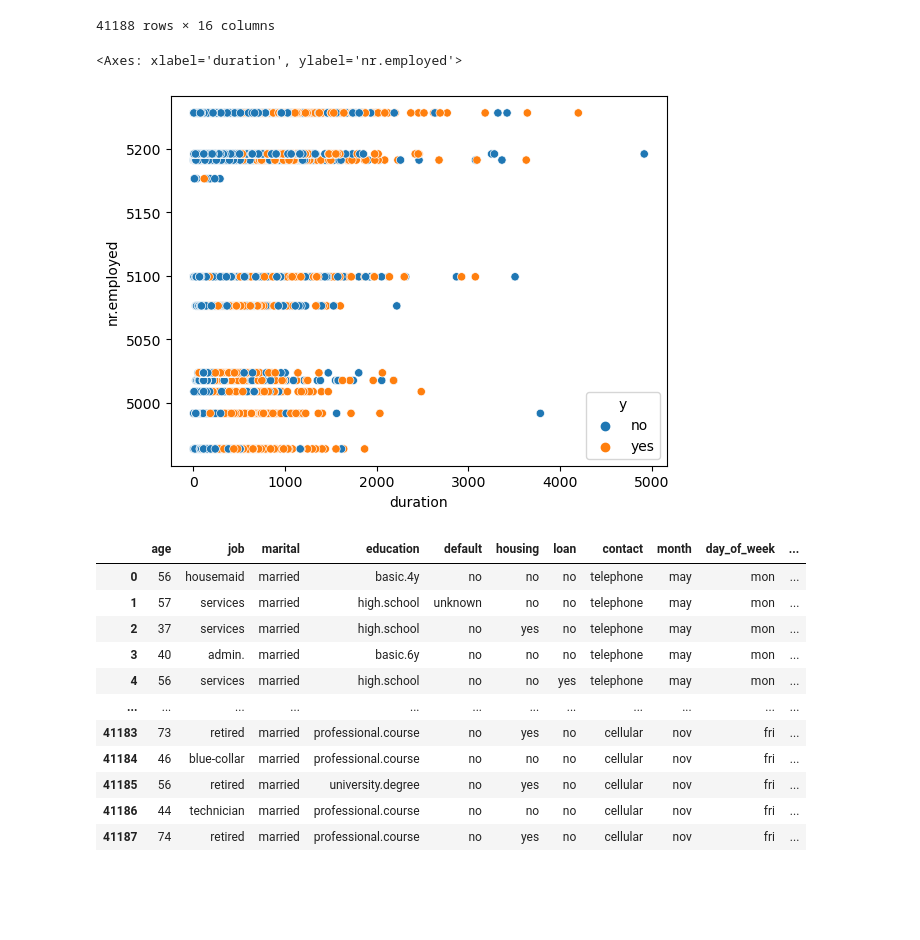
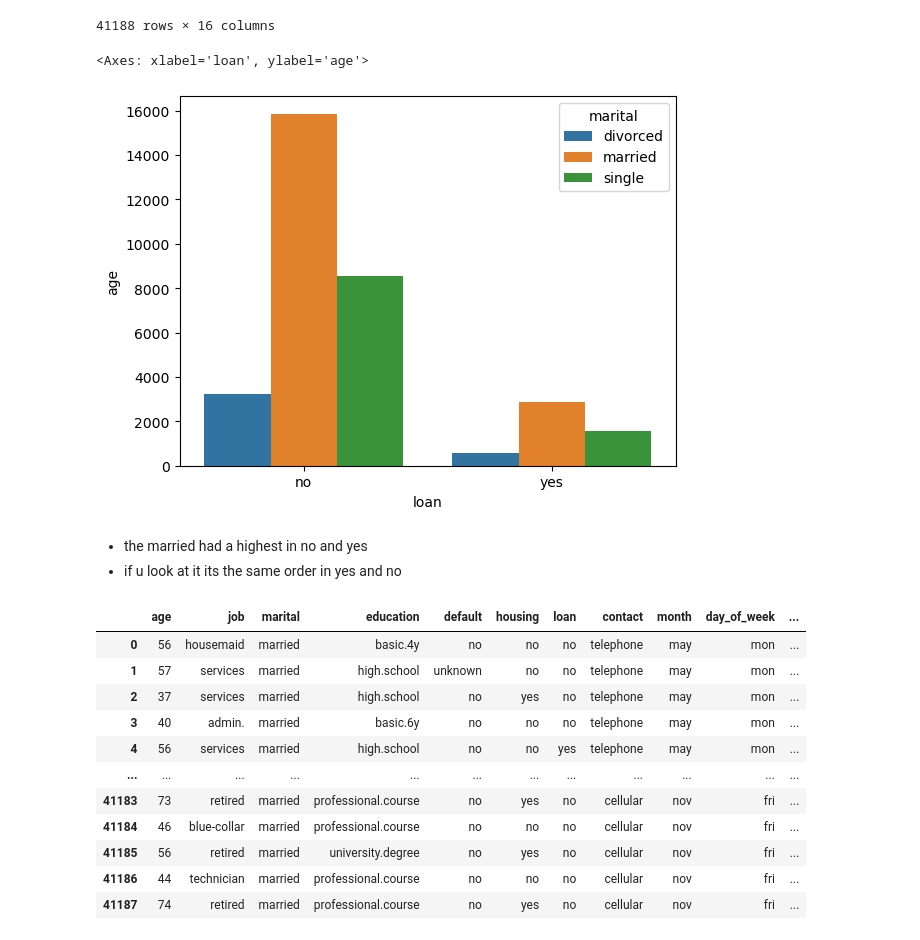
Before and after one commit to ABDULLAHHG/Market-Segmentation-with-Neural-Networks, a Jupyter notebook: Untitled.ipynb, the cells around one changed output. Drawn from its saved outputs; the diff is of its cells as text; code cells hidden in the pictures; blank space fills up the shorter version.

Commit message:
add some comments with one plot

```diff
--- a/Untitled.ipynb
+++ b/Untitled.ipynb
@@ -49,14 +51,15 @@ df.iloc[:,5:]
 | 41186 | no | no | cellular | nov | fri | 442 | 1 | 999 | 0 | nonexistent | ... |
 | 41187 | yes | no | cellular | nov | fri | 239 | 3 | 999 | 1 | failure | ... |
 41188 rows × 16 columns
-# %%
-sns.scatterplot(x = df.duration , y = df["nr.employed"] , hue = df.y)
-# %% [output]
-<Axes: xlabel='duration', ylabel='nr.employed'>
-[figure, removed]
 # %%
-# data2plot = df.groupby(["loan" , "marital"]).count().iloc[:,0]
-# sns.barplot(x = data2plot.index[0] , y = data2plot.values , hue = data2plot.index[1])
+data2plot = df.groupby(["loan" , "marital"]).count().iloc[:,0].reset_index()
+sns.barplot(x = data2plot.loan , y = data2plot.age , hue = data2plot.marital)
+# %% [output]
+<Axes: xlabel='loan', ylabel='age'>
+[figure, added]
+# %% [markdown]
+* the married had a highest in no and yes
+* if u look at it its the same order in yes and no
 # %%
 df
 # %% [output]
```
Also changed, not shown: parts of 14 cells of this notebook.
